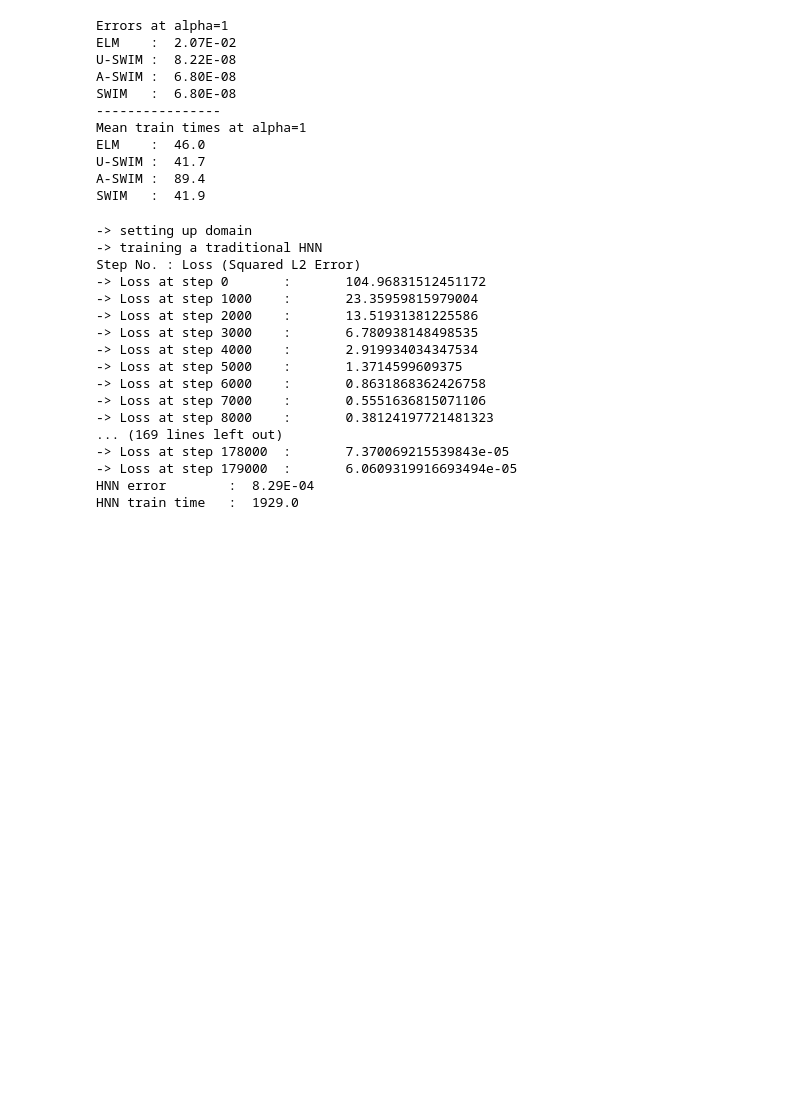
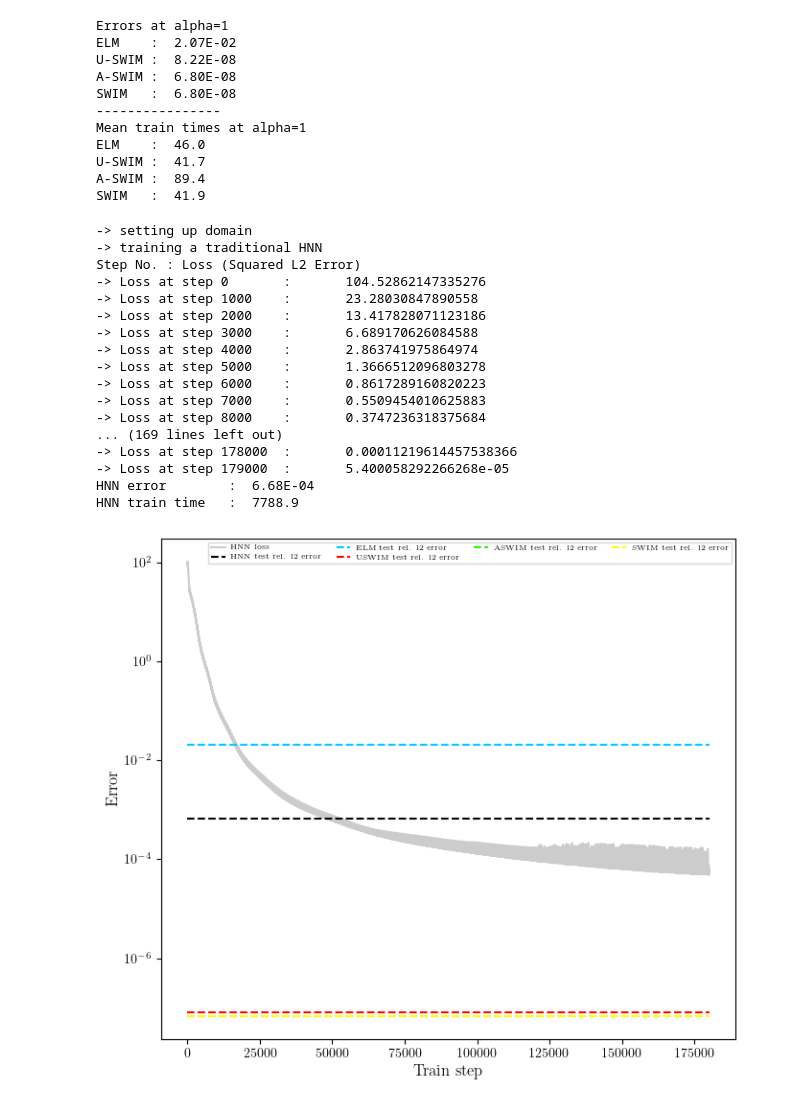
Before and after one commit to AlphaGergedan/Sampling-HNNs, a Jupyter notebook: analyze_henon_heiles.ipynb, the cells around one changed output. Saved outputs shown, nothing was run; the diff lists cells and outputs as text; code cells hidden in the pictures; blank space fills up the shorter version.

Commit message:
use double prec on traditional training of HNNs

```diff
--- a/analyze_henon_heiles.ipynb
+++ b/analyze_henon_heiles.ipynb
@@ -188,12 +188,15 @@ from model.sampled_network_type import SampledNetworkType
 from trainer.param_sampler import ParameterSampler
 from util.device_type import DeviceType
 from time import time
+import torch
 
 experiment: SampledExperiment = load(f"experiments/henon-heiles/experiment_alpha_1.0.pkl")
 domain_params = experiment.domain_params
 model_params = experiment.model_params
 
 henon_heiles = HenonHeiles(alpha=1.0)
+
+torch.set_default_dtype(torch.float64)
 
 print("-> setting up domain")
 train_set, test_set = get_train_test_set(2, henon_heiles, domain_params.train_size, domain_params.test_size, domain_params.q_lims, domain_params.p_lims, rng = np.random.default_rng(domain_params.start_data_random_seed))
@@ -212,7 +215,7 @@ weight_decay = 1e-13
 traditional_trainer = TraditionalTrainer(total_steps, batch_size, learning_rate, weight_decay, DeviceType.GPU)
 
 time_begin = time()
-traditional_trainer.train(hnn, train_inputs, train_dt_truths, train_x_0, train_x_0_H_truth, DeviceType.GPU)
+train_losses = traditional_trainer.train(hnn, train_inputs, train_dt_truths, train_x_0, train_x_0_H_truth, DeviceType.GPU)
 time_end = time()
 
 time_hnn = time_end - time_begin
@@ -224,17 +227,38 @@ print(f"HNN train time   : {time_hnn : .1f}")
 -> setting up domain
 -> training a traditional HNN
 Step No. : Loss (Squared L2 Error)
--> Loss at step 0       :       104.96831512451172
--> Loss at step 1000    :       23.35959815979004
--> Loss at step 2000    :       13.51931381225586
--> Loss at step 3000    :       6.780938148498535
--> Loss at step 4000    :       2.919934034347534
--> Loss at step 5000    :       1.3714599609375
--> Loss at step 6000    :       0.8631868362426758
--> Loss at step 7000    :       0.5551636815071106
--> Loss at step 8000    :       0.38124197721481323
+-> Loss at step 0       :       104.52862147335276
+-> Loss at step 1000    :       23.28030847890558
+-> Loss at step 2000    :       13.417828071123186
+-> Loss at step 3000    :       6.689170626084588
+-> Loss at step 4000    :       2.863741975864974
+-> Loss at step 5000    :       1.3666512096803278
+-> Loss at step 6000    :       0.8617289160820223
+-> Loss at step 7000    :       0.5509454010625883
+-> Loss at step 8000    :       0.3747236318375684
 ... (169 lines left out)
--> Loss at step 178000  :       7.370069215539843e-05
--> Loss at step 179000  :       6.0609319916693494e-05
-HNN error        :  8.29E-04
-HNN train time   :  1929.0
+-> Loss at step 178000  :       0.00011219614457538366
+-> Loss at step 179000  :       5.400058292266268e-05
+HNN error        :  6.68E-04
+HNN train time   :  7788.9
+# %%
+from scipy.ndimage import gaussian_filter
+
+steps = range(1, total_steps + 1)
+elm_error = error_means['elm'][-1]
+uswim_error = error_means['uswim'][-1]
+aswim_error = error_means['aswim'][-1]
+swim_error = error_means['swim'][-1]
+
+fig = plt.figure(figsize=[7, 6], dpi=100)
+plt.plot(steps, gaussian_filter(train_losses, 2), color='black', label='HNN loss', alpha=0.2)
+plt.plot([1, total_steps], [error_hnn]*2, color='black', linestyle='--', label='HNN test rel. l2 error')
+plt.plot([1, total_steps], [elm_error]*2, color=COLOR_ELM, linestyle='--', label='ELM test rel. l2 error')
+plt.plot([1, total_steps], [uswim_error]*2, color=COLOR_USWIM, linestyle='--', label='USWIM test rel. l2 error')
+plt.plot([1, total_steps], [aswim_error]*2, color=COLOR_ASWIM, linestyle='--', label='ASWIM test rel. l2 error')
+plt.plot([1, total_steps], [swim_error]*2, color=COLOR_SWIM, linestyle='--', label='SWIM test rel. l2 error')
+
+
+plt.ylabel('Error') ; plt.xlabel('Train step') ; plt.yscale('log'); plt.legend(ncol=4, fontsize=5.25); plt.tight_layout()
+# %% [output]
+[figure, added]
```
Also changed, not shown: parts of 1 cell of this notebook, 5 other files.
